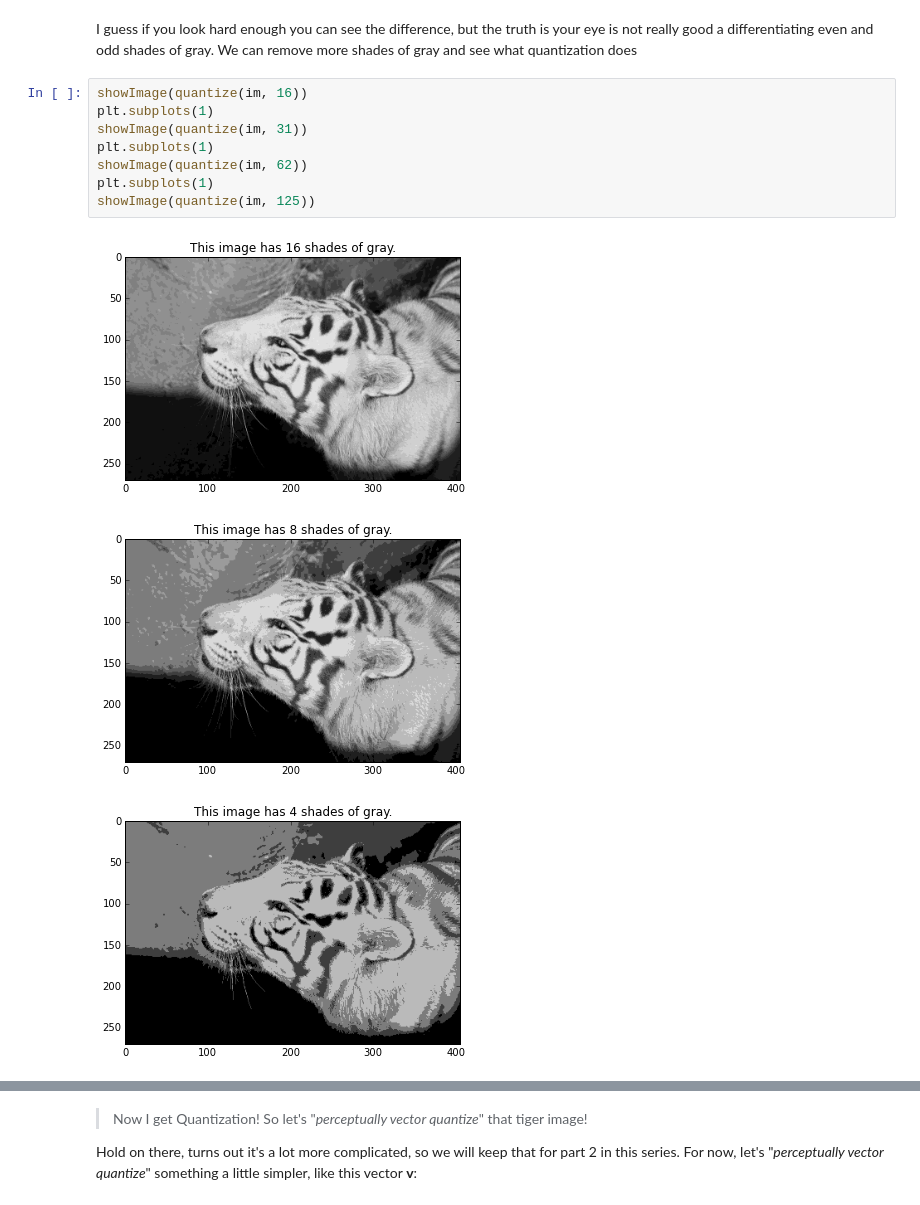
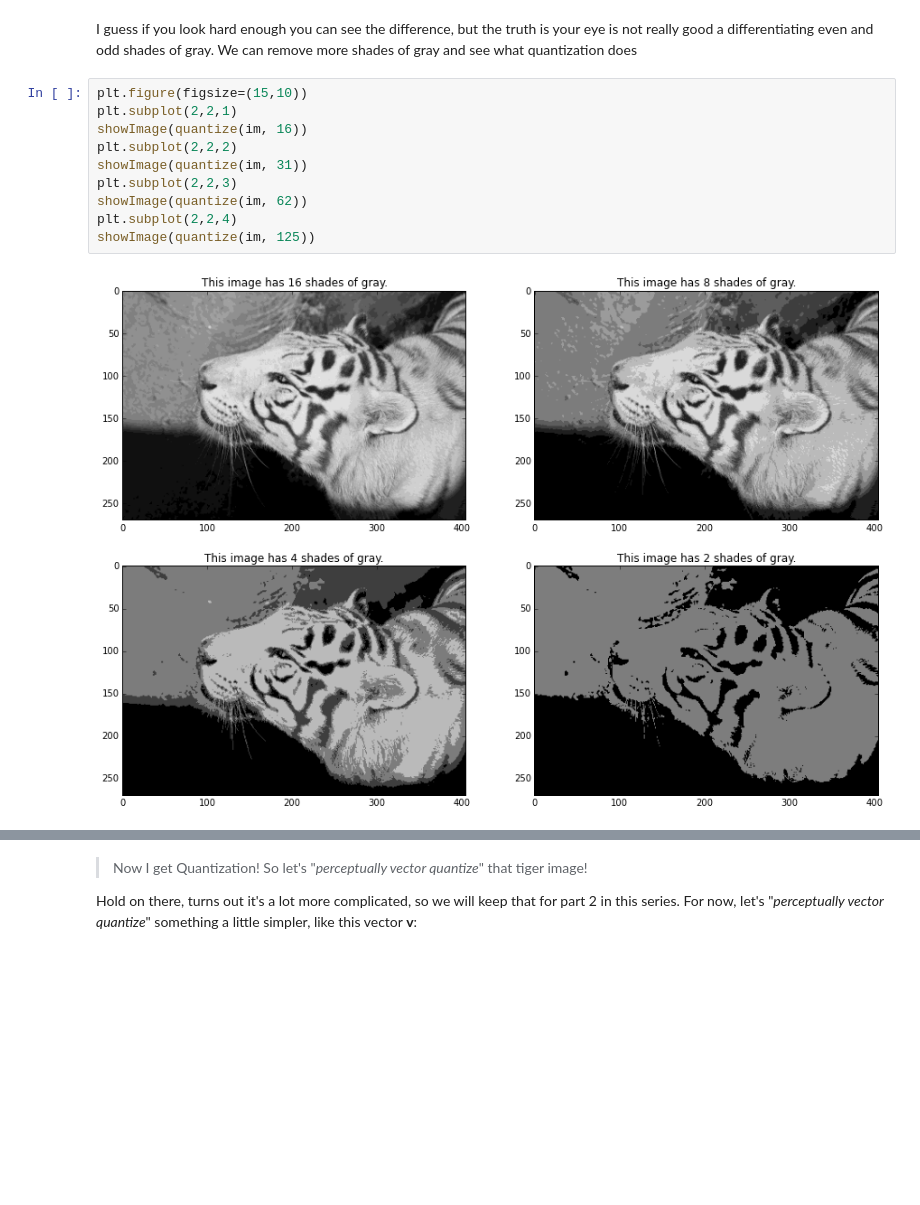
Before and after one commit to luctrudeau/DaalaNotebooks, a Jupyter notebook: PVQ/PVQ.ipynb, the cells around one changed output, grey strips where cells are left out. Saved outputs shown, nothing was run; the diff lists cells and outputs as text; blank space fills up the shorter version.

```diff
--- a/PVQ/PVQ.ipynb
+++ b/PVQ/PVQ.ipynb
@@ -40,14 +40,14 @@ showImage(quantize(im, 2))
 # %% [markdown]
 I guess if you look hard enough you can see the difference, but the truth is your eye is not really good a differentiating even and odd shades of gray. We can remove more shades of gray and see what quantization does
 # %%
+plt.figure(figsize=(15,10))
+plt.subplot(2,2,1)
 showImage(quantize(im, 16))
-plt.subplots(1)
+plt.subplot(2,2,2)
 showImage(quantize(im, 31))
-plt.subplots(1)
+plt.subplot(2,2,3)
 showImage(quantize(im, 62))
-plt.subplots(1)
+plt.subplot(2,2,4)
 showImage(quantize(im, 125))
 # %% [output]
-[figure, old version]
+[figure, new version]
-[figure, removed]
-[figure, removed]
```
Also changed, not shown: parts of 30 cells of this notebook.
